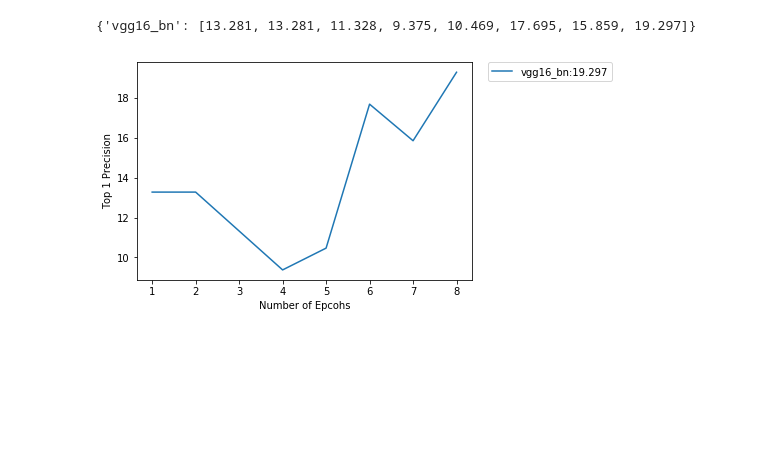
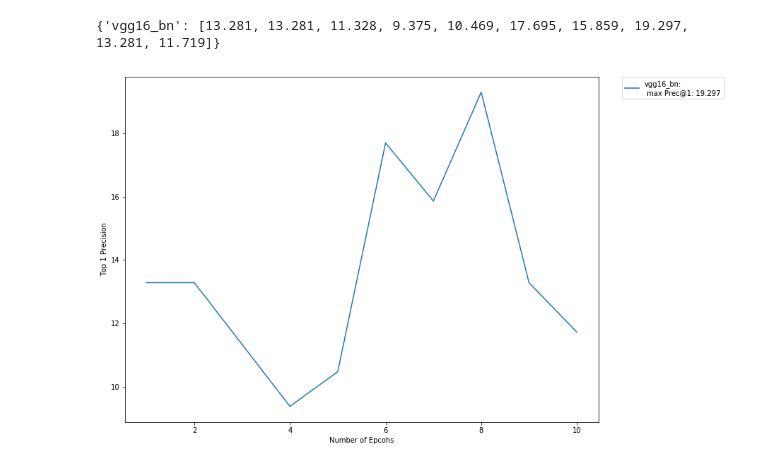
Before and after one commit to namn12/DL, a Jupyter notebook: plot.ipynb, the cells around one changed output. Drawn from its saved outputs; the diff is of its cells as text; code cells hidden in the pictures; blank space fills up the shorter version.

Commit message:
finsihed commenting figure file and did 2 more epochs as test

```diff
--- a/plot.ipynb
+++ b/plot.ipynb
@@ -1,19 +0,0 @@
-# %%
-%matplotlib inline
-
-import matplotlib
-import numpy as np
-import matplotlib.pyplot as plt
-
-plt.rcParams['figure.figsize'] = (12, 8)
-
-#Load text file
-
-def load_log(file):
-    results = []
-    with open(file) as f:
-        for line in f:
-            if '* Prec@1' in line:
-                line = line.split()
-                results.append(float(line[-1]))
-    return results
@@ -27,0 +7,10 @@ shows['vgg16_bn'] = load_log('log_vgg16_bn')
+# %%
+def load_log(file):
+    '''Reads log file top to bottom and extract the strings of prec@1 values for figure'''
+    results = [] #stores all the precisions
+    with open(file) as f: #opens the whole txt/log file
+        for line in f: #iterate line by line
+            if '* Prec@1' in line:
+                line = line.split() #splits each token in the string
+                results.append(float(line[-1])) #append the last token in the line as a float
+    return results
@@ -28,17 +20,20 @@ shows['vgg16_bn'] = load_log('log_vgg16_bn')
 # %%
 print(shows)
 # %% [output]
-{'vgg16_bn': [13.281, 13.281, 11.328, 9.375, 10.469, 17.695, 15.859, 19.297]}
+{'vgg16_bn': [13.281, 13.281, 11.328, 9.375, 10.469, 17.695, 15.859, 19.297, 13.281, 11.719]}
 # %%
-for key in sorted(shows.keys()):
-    epochs = np.arange(1, 1+len(shows[key]))
-    plt.plot(epochs, shows[key], label='{}:{}'.format(key, np.max(shows[key])))
+for key in sorted(shows.keys()): #return lables of dictionary, not values
+    epochs = np.arange(1, 1+len(shows[key])) #each key corresponds to each architerctures, which each have an...
+#...array of precisions as value
+
+    plt.plot(epochs, shows[key], label='{}:\n max Prec@1: {}'.format(key, np.max(shows[key])))
 
 
 #plt.legend(shows.keys(), loc='upper left')
-plt.legend(bbox_to_anchor=(1.05, 1), loc=2, borderaxespad=0.)
+plt.rcParams['figure.figsize'] = (12,9)
+lgd = plt.legend(bbox_to_anchor=(1.05, 1), loc=2, borderaxespad=0.)
 plt.xlabel('Number of Epcohs')
 plt.ylabel('Top 1 Precision')
-plt.savefig('foo.png')
+plt.savefig('foo.png', bbox_extra_artists=(lgd,), bbox_inches='tight')
 # %% [output]
-[figure, old version]
+[figure, new version]
```
Also changed, not shown: parts of 3 cells of this notebook, 5 other files.
